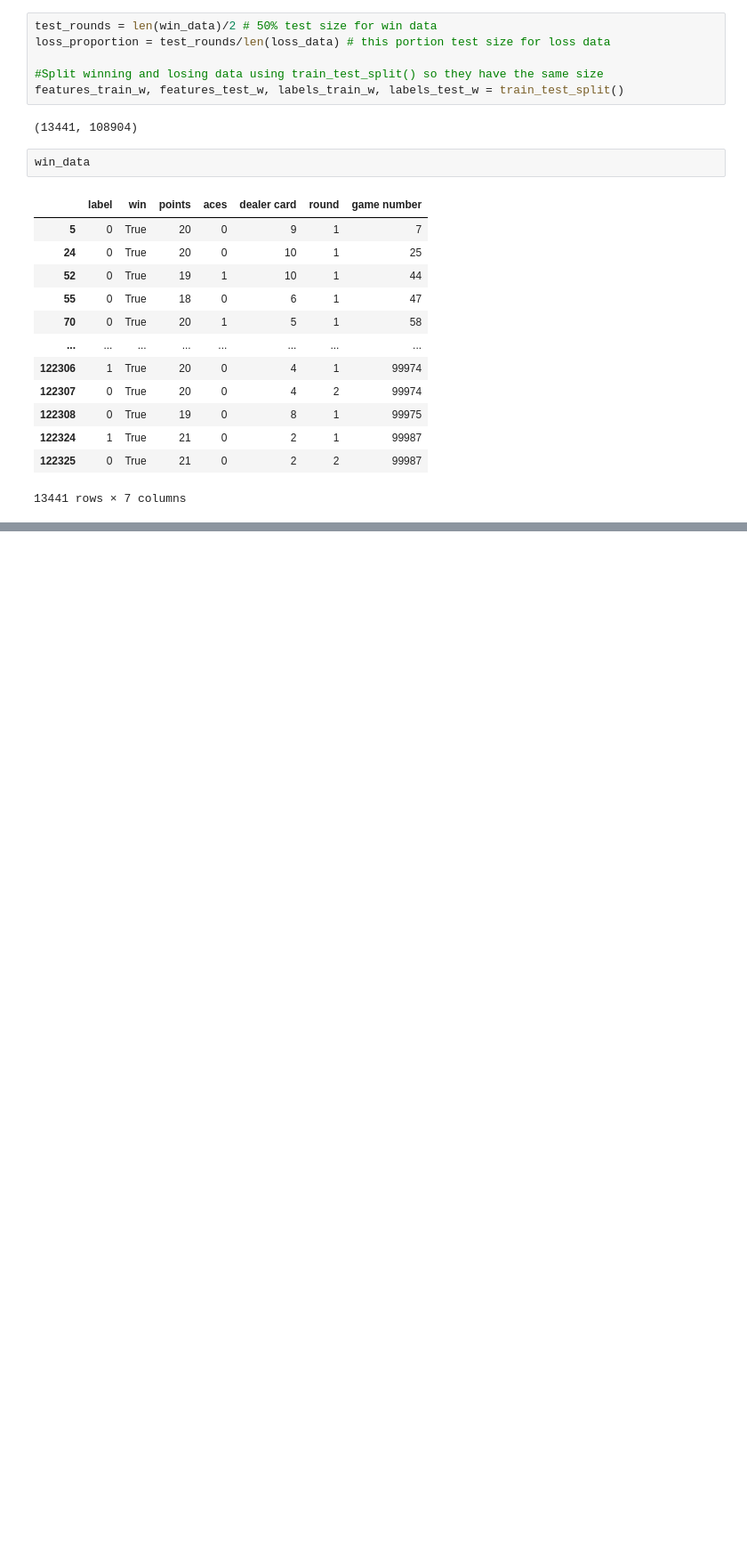
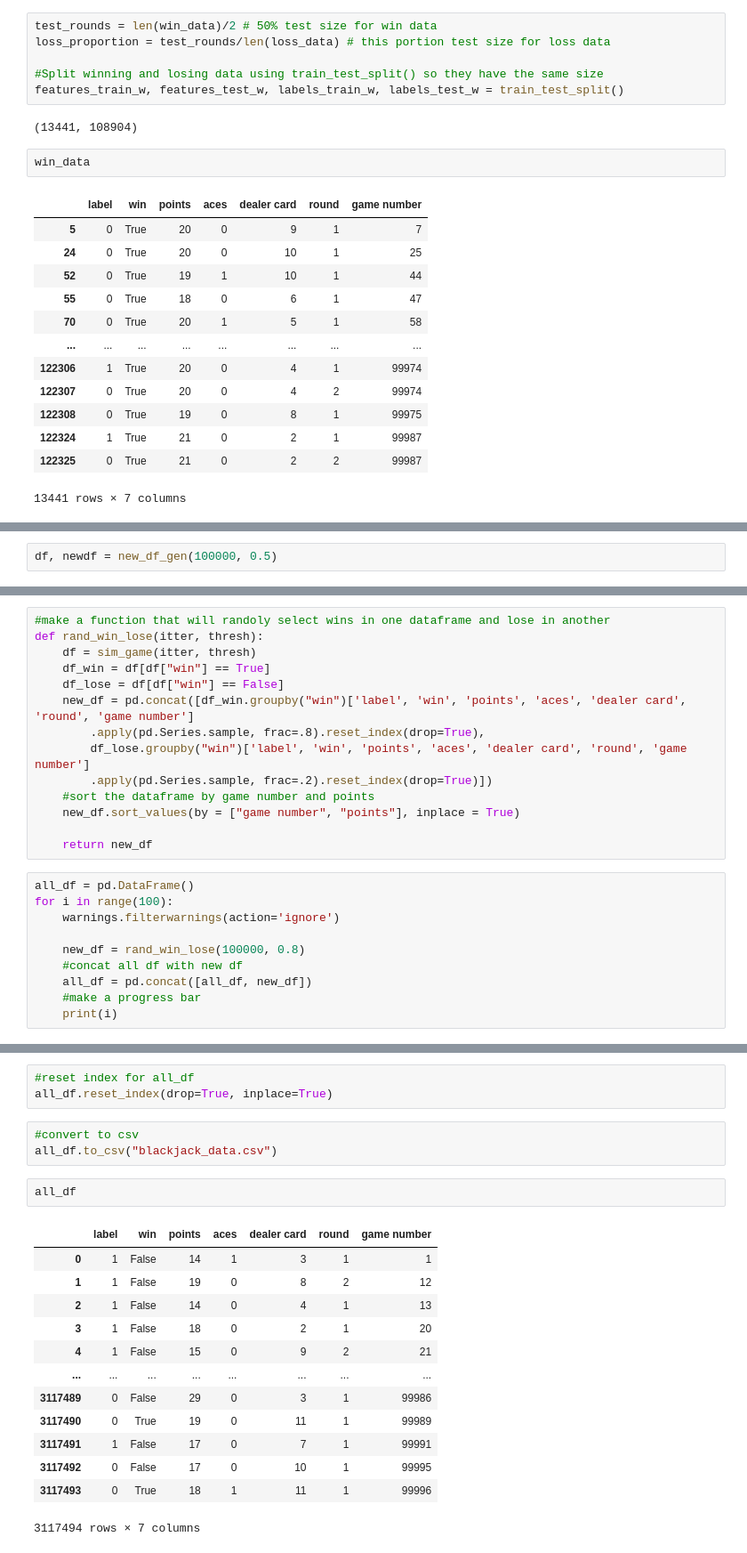
Before and after one commit to AlexanderGrunewald/CMSE-202-Group-Project, a Jupyter notebook: Game Running.ipynb, the cells around one changed output, grey strips where cells are left out. Shown at 89% size. Drawn from its saved outputs; the diff is of its cells as text; blank space fills up the shorter version.

```diff
--- a/Game Running.ipynb
+++ b/Game Running.ipynb
@@ -250,0 +366,2 @@ win_data
+# %%
+df, newdf = new_df_gen(100000, 0.5)
@@ -250,0 +380,24 @@ win_data
+# %%
+#make a function that will randoly select wins in one dataframe and lose in another
+def rand_win_lose(itter, thresh):
+    df = sim_game(itter, thresh)
+    df_win = df[df["win"] == True]
+    df_lose = df[df["win"] == False]
+    new_df = pd.concat([df_win.groupby("win")['label', 'win', 'points', 'aces', 'dealer card', 'round', 'game number']
+        .apply(pd.Series.sample, frac=.8).reset_index(drop=True),
+        df_lose.groupby("win")['label', 'win', 'points', 'aces', 'dealer card', 'round', 'game number']
+        .apply(pd.Series.sample, frac=.2).reset_index(drop=True)])
+    #sort the dataframe by game number and points
+    new_df.sort_values(by = ["game number", "points"], inplace = True)
+
+    return new_df
+# %%
+all_df = pd.DataFrame()
+for i in range(100):
+    warnings.filterwarnings(action='ignore')
+
+    new_df = rand_win_lose(100000, 0.8)
+    #concat all df with new df
+    all_df = pd.concat([all_df, new_df])
+    #make a progress bar
+    print(i)
@@ -250,0 +422,22 @@ win_data
+# %%
+#reset index for all_df
+all_df.reset_index(drop=True, inplace=True)
+# %%
+#convert to csv
+all_df.to_csv("blackjack_data.csv")
+# %%
+all_df
+# %% [output]
+|  | label | win | points | aces | dealer card | round | game number |
+| 0 | 1 | False | 14 | 1 | 3 | 1 | 1 |
+| 1 | 1 | False | 19 | 0 | 8 | 2 | 12 |
+| 2 | 1 | False | 14 | 0 | 4 | 1 | 13 |
+| 3 | 1 | False | 18 | 0 | 2 | 1 | 20 |
+| 4 | 1 | False | 15 | 0 | 9 | 2 | 21 |
+| ... | ... | ... | ... | ... | ... | ... | ... |
+| 3117489 | 0 | False | 29 | 0 | 3 | 1 | 99986 |
+| 3117490 | 0 | True | 19 | 0 | 11 | 1 | 99989 |
+| 3117491 | 1 | False | 17 | 0 | 7 | 1 | 99991 |
+| 3117492 | 0 | False | 17 | 0 | 10 | 1 | 99995 |
+| 3117493 | 0 | True | 18 | 1 | 11 | 1 | 99996 |
+3117494 rows × 7 columns
```
Also changed, not shown: parts of 10 cells of this notebook.
